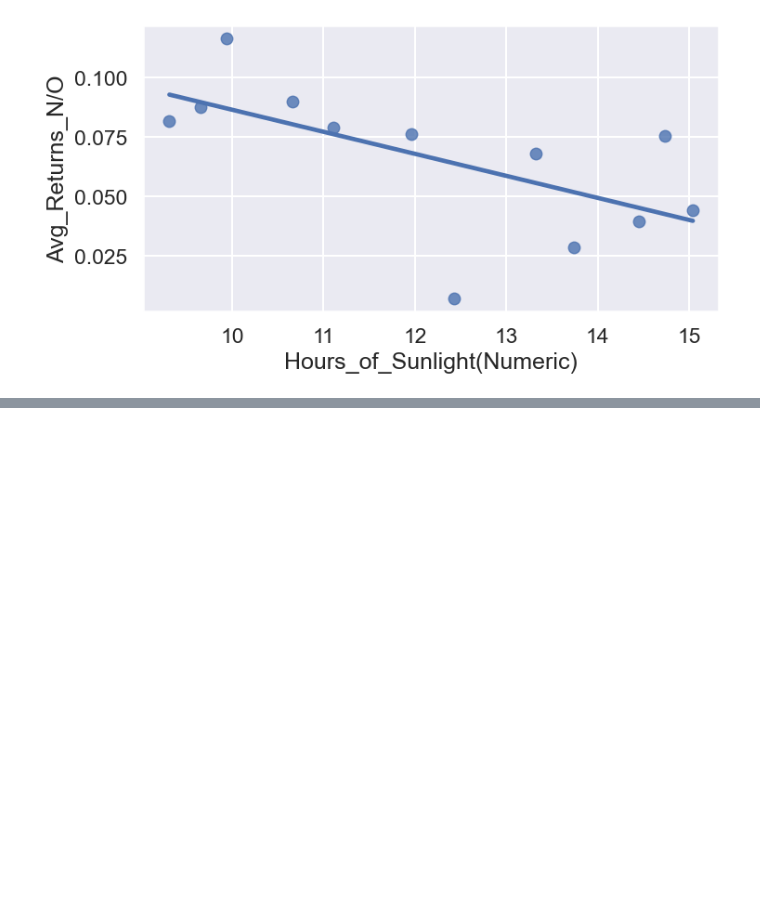
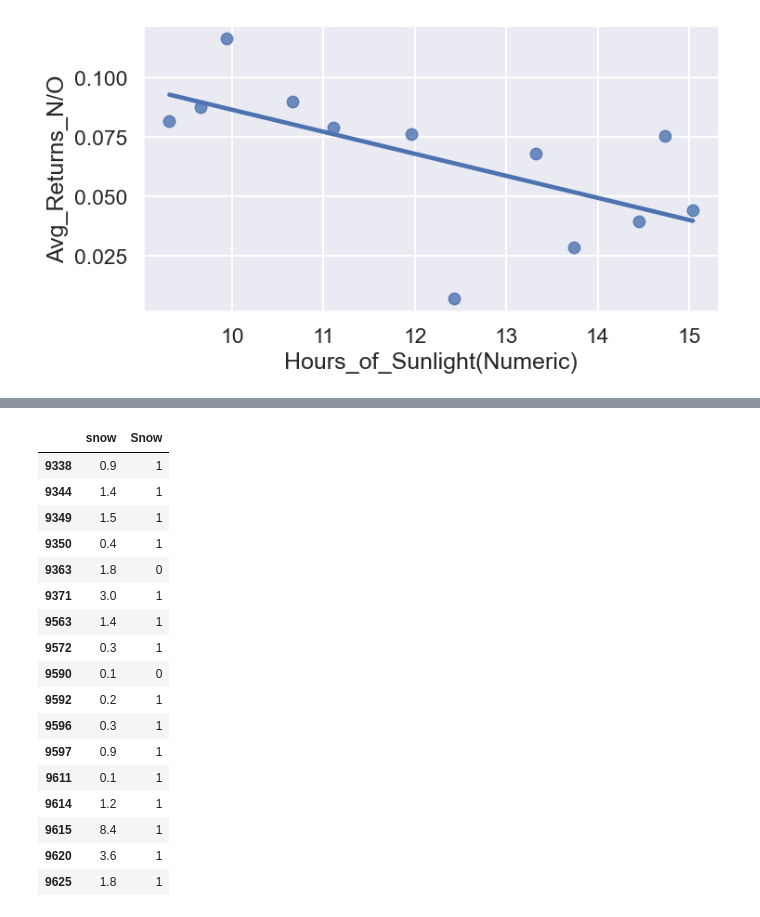
Before and after one commit to wangleo1/SADvsNYSE, a Jupyter notebook: notebooks/NYC_model.ipynb, the cells around one changed output, grey strips where cells are left out. Cells and saved outputs as stored; diff of their text form; code cells hidden in the pictures; blank space fills up the shorter version.

```diff
--- a/notebooks/NYC_model.ipynb
+++ b/notebooks/NYC_model.ipynb
@@ -101,0 +114,21 @@ sns.regplot(x=Monthly_NYC['Hours_of_Sunlight(Numeric)'], y = Monthly_NYC['Avg_Re
+# %%
+NYSE_Weather[['snow','Snow']][NYSE_Weather['snow'] != 0]
+# %% [output]
+|  | snow | Snow |
+| 9338 | 0.9 | 1 |
+| 9344 | 1.4 | 1 |
+| 9349 | 1.5 | 1 |
+| 9350 | 0.4 | 1 |
+| 9363 | 1.8 | 0 |
+| 9371 | 3.0 | 1 |
+| 9563 | 1.4 | 1 |
+| 9572 | 0.3 | 1 |
+| 9590 | 0.1 | 0 |
+| 9592 | 0.2 | 1 |
+| 9596 | 0.3 | 1 |
+| 9597 | 0.9 | 1 |
+| 9611 | 0.1 | 1 |
+| 9614 | 1.2 | 1 |
+| 9615 | 8.4 | 1 |
+| 9620 | 3.6 | 1 |
+| 9625 | 1.8 | 1 |
```
Also changed, not shown: parts of 17 cells of this notebook.
